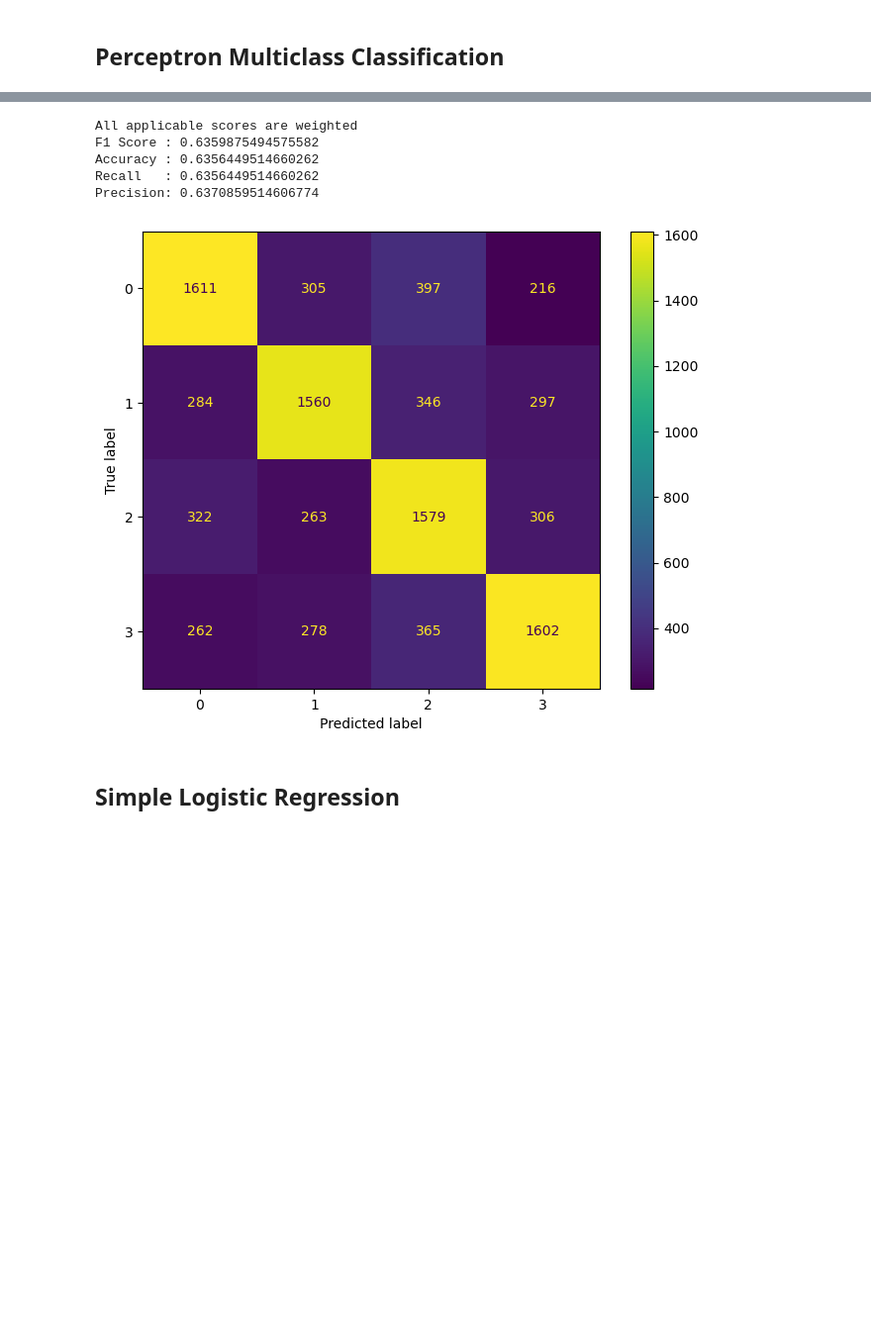
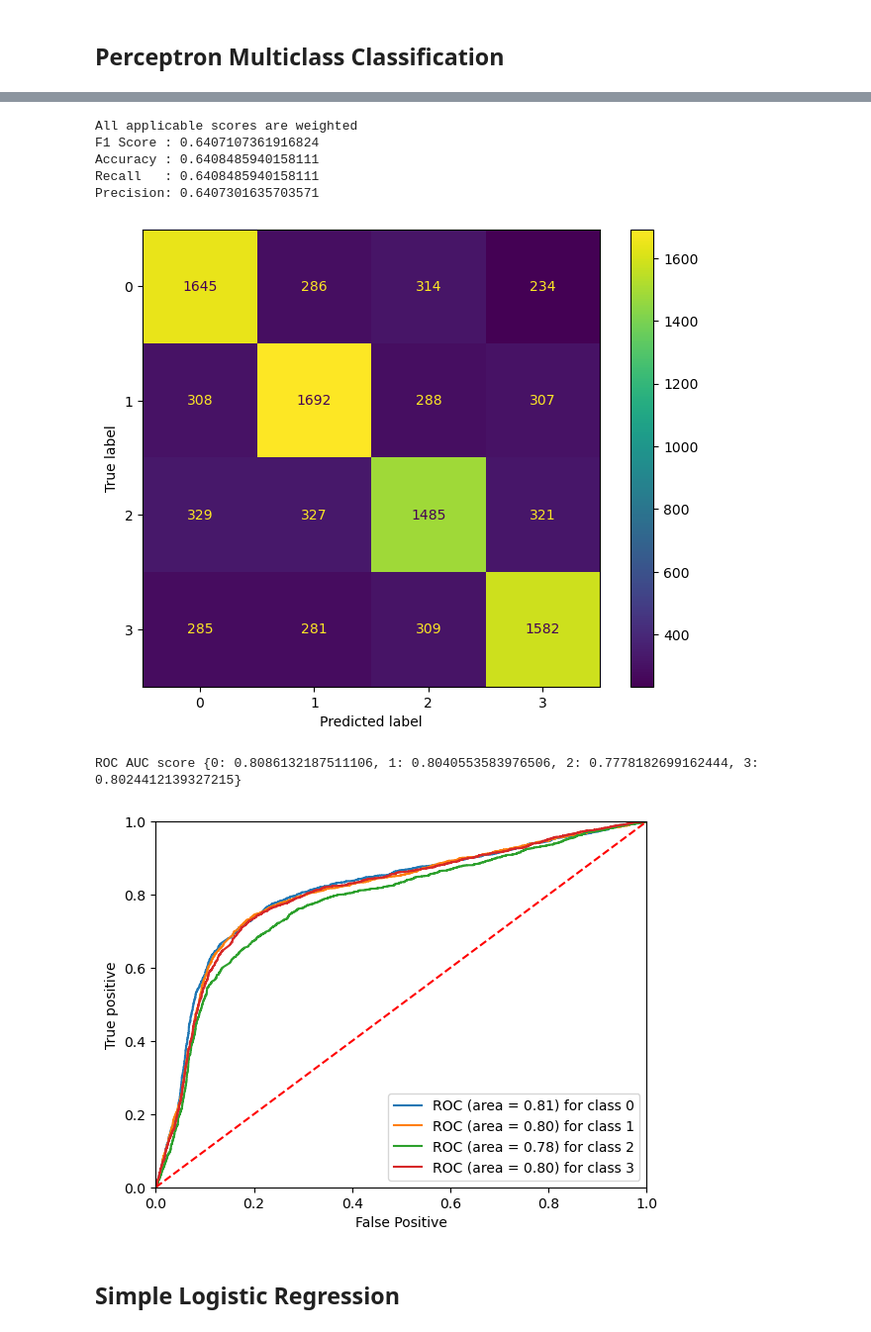
Before and after one commit to ianmkim/stele, a Jupyter notebook: classification.ipynb, the cells around one changed output, grey strips where cells are left out. Shown: that part at 99% size. Saved outputs shown, nothing was run; the diff lists cells and outputs as text; code cells hidden in the pictures; blank space fills up the shorter version.

```diff
--- a/classification.ipynb
+++ b/classification.ipynb
@@ -125,7 +118,11 @@ x_train, x_test, y_train, y_test = train_test_split(X, count_norm_y, test_size=0
 ## Perceptron Multiclass Classification
 # %%
 from sklearn.linear_model import Perceptron
+from sklearn.calibration import CalibratedClassifierCV
 
-clf = Perceptron(tol=None, random_state=42, verbose=1, max_iter=1000)
+clf = Perceptron(tol=None, random_state=42, verbose=0, max_iter=1000)
 clf = clf.fit(x_train, y_train)
+
+cccv = CalibratedClassifierCV(clf)
+cccv.fit(x_train, y_train)
 # %% [output]
@@ -157,36 +141,66 @@ print(clf.score(x_test, y_test))
 # %%
 import matplotlib.pyplot as plt
 from sklearn.metrics import (confusion_matrix,
                             ConfusionMatrixDisplay,
                             precision_score,
                             recall_score,
                             accuracy_score,
-                            f1_score)
+                            f1_score,
+                            roc_curve,
+                            auc)
+
+def plot_roc_auc(probs, y_true, n_class=4):
+    fpr, tpr, roc_auc = dict(), dict(), dict()
+
+    dummies = pd.get_dummies(y_true, drop_first=False).values
+    for i in range(n_class):
+        fpr[i], tpr[i], _ = roc_curve(dummies[:, i], probs[:, i])
+        roc_auc[i] = auc(fpr[i], tpr[i])
+
+    print(f"ROC AUC score {roc_auc}")
+    for i in range(n_class):
+        plt.plot(fpr[i], tpr[i], label='ROC (area = %0.2f) for class %i' % (roc_auc[i], i))
+    plt.plot([0, 1], [0, 1],'r--')
+    plt.xlim([0, 1])
+    plt.ylim([0, 1])
+    plt.ylabel("True positive")
+    plt.xlabel("False Positive")
+    plt.legend()
+    plt.show()
 
 
 def evaluate_model(y_preds, y_true):
+    """
+    Generates a confusion matrix and calculates f1 scores,
+    accuracy measures, recall and precision given predicted Ys
+    and ground truth Ys.
+    """
     conf = confusion_matrix(y_test, y_preds)
-
-    fig, ax = plt.subplots(figsize=(8, 6), dpi=100)
-    display = ConfusionMatrixDisplay(conf)
-    display.plot(ax=ax)
 
     print("All applicable scores are weighted")
     print(f"F1 Score : {f1_score(y_true, y_preds, average='weighted')}")
     print(f"Accuracy : {accuracy_score(y_true, y_preds)}")
     print(f"Recall   : {recall_score(y_true, y_preds, average='weighted')}")
     print(f"Precision: {precision_score(y_true, y_preds, average='weighted')}")
 
+    fig, ax = plt.subplots(figsize=(8, 6), dpi=100)
+    display = ConfusionMatrixDisplay(conf)
+    display.plot(ax=ax)
+    plt.show()
+
 
 y_preds = clf.predict(x_test)
 evaluate_model(y_preds, y_test)
+plot_roc_auc(clf.decision_function(x_test), y_test)
 # %% [output]
 All applicable scores are weighted
-F1 Score : 0.6359875494575582
-Accuracy : 0.6356449514660262
-Recall   : 0.6356449514660262
-Precision: 0.6370859514606774
+F1 Score : 0.6407107361916824
+Accuracy : 0.6408485940158111
+Recall   : 0.6408485940158111
+Precision: 0.6407301635703571
-[figure, old version]
+[figure, new version]
+ROC AUC score {0: 0.8086132187511106, 1: 0.8040553583976506, 2: 0.7778182699162444, 3: 0.8024412139327215}
+[figure, added]
 # %% [markdown]
 ## Simple Logistic Regression
 # %%
```
Also changed, not shown: parts of 11 cells of this notebook, 1 other file.
